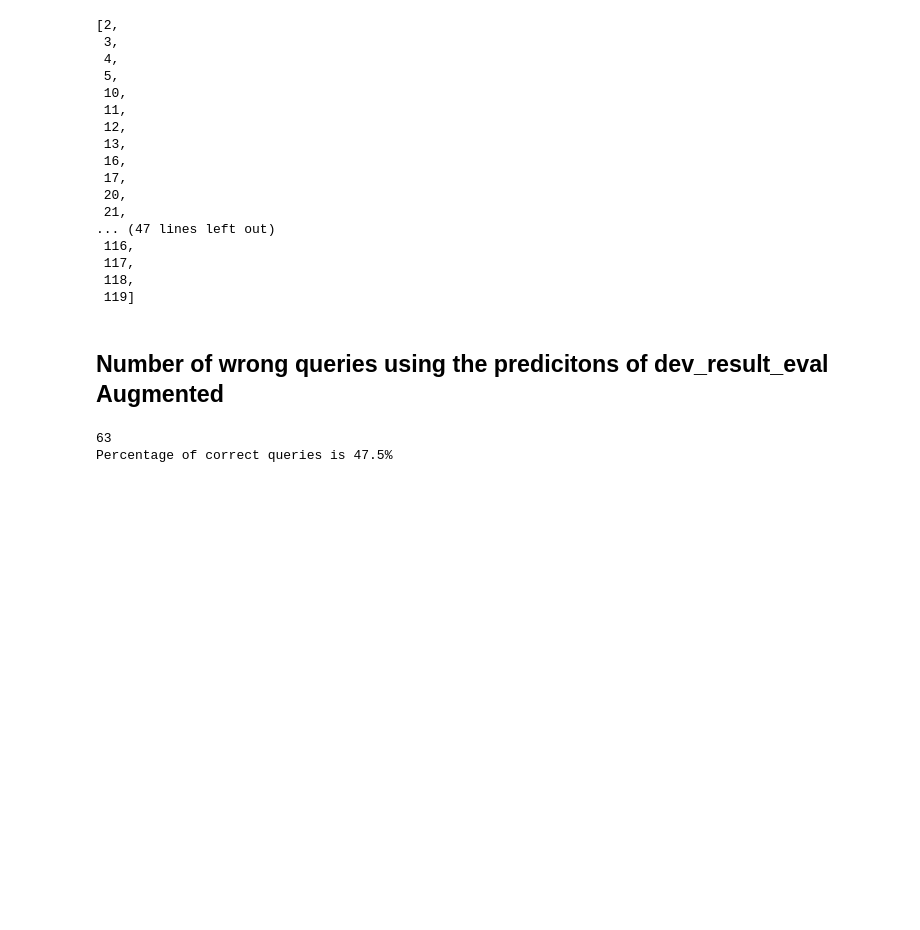
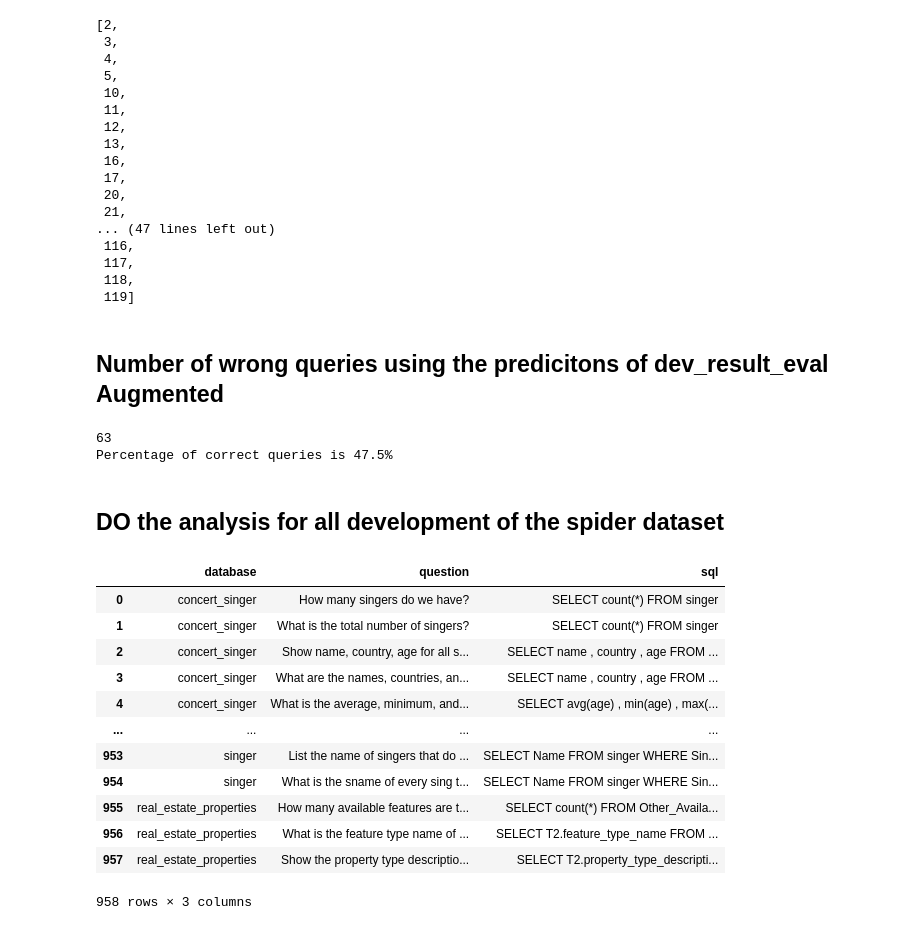
Before and after one commit to yuriyvnv/Neural-Rule-Based-model-for-Text-to-SQL, a Jupyter notebook: Results/EditSQLResults/reproduceResultsSyntaxSQL.ipynb, the cells around one changed output. Drawn from its saved outputs; the diff is of its cells as text; code cells hidden in the pictures; blank space fills up the shorter version.

```diff
--- a/Results/EditSQLResults/reproduceResultsSyntaxSQL.ipynb
+++ b/Results/EditSQLResults/reproduceResultsSyntaxSQL.ipynb
@@ -221,3 +221,22 @@ print(f"Percentage of correct queries is {(len(dev_gold)-len(index_match))/len(d
 # %% [output]
 63
 Percentage of correct queries is 47.5%
+# %% [markdown]
+## DO the analysis for all development of the spider dataset
+# %%
+data_pre_selected = pd.read_csv("/Users/yuriy/Desktop/Neural-Rule-Based-model-for-Text-to-SQL/data/devALL.csv", index_col=0)
+data_pre_selected
+# %% [output]
+|  | database | question | sql |
+| 0 | concert_singer | How many singers do we have? | SELECT count(*) FROM singer |
+| 1 | concert_singer | What is the total number of singers? | SELECT count(*) FROM singer |
+| 2 | concert_singer | Show name, country, age for all s... | SELECT name , country , age FROM ... |
+| 3 | concert_singer | What are the names, countries, an... | SELECT name , country , age FROM ... |
+| 4 | concert_singer | What is the average, minimum, and... | SELECT avg(age) , min(age) , max(... |
+| ... | ... | ... | ... |
+| 953 | singer | List the name of singers that do ... | SELECT Name FROM singer WHERE Sin... |
+| 954 | singer | What is the sname of every sing t... | SELECT Name FROM singer WHERE Sin... |
+| 955 | real_estate_properties | How many available features are t... | SELECT count(*) FROM Other_Availa... |
+| 956 | real_estate_properties | What is the feature type name of ... | SELECT T2.feature_type_name FROM ... |
+| 957 | real_estate_properties | Show the property type descriptio... | SELECT T2.property_type_descripti... |
+958 rows × 3 columns
```
Also changed, not shown: parts of 12 cells of this notebook.
